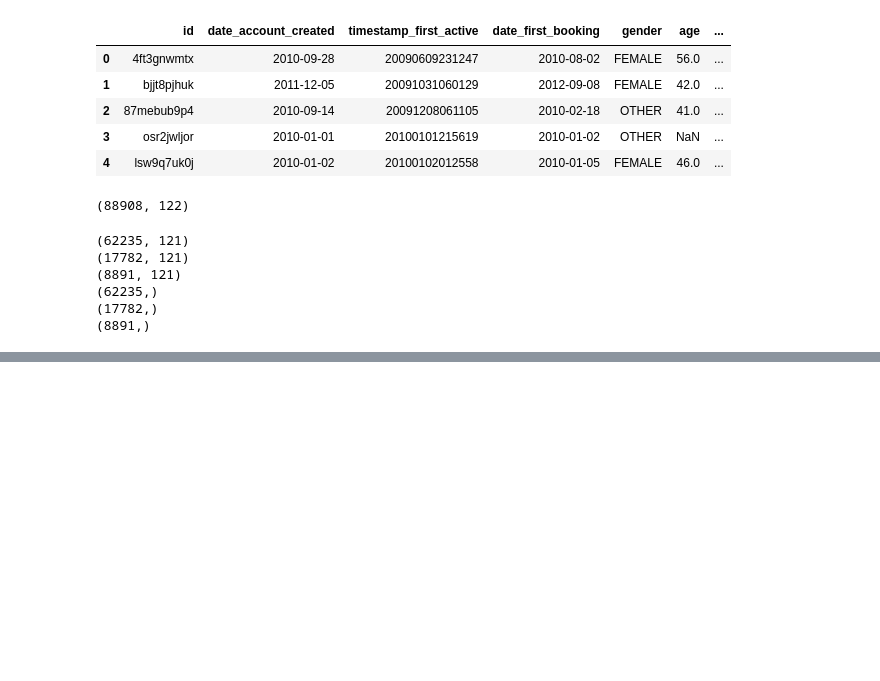
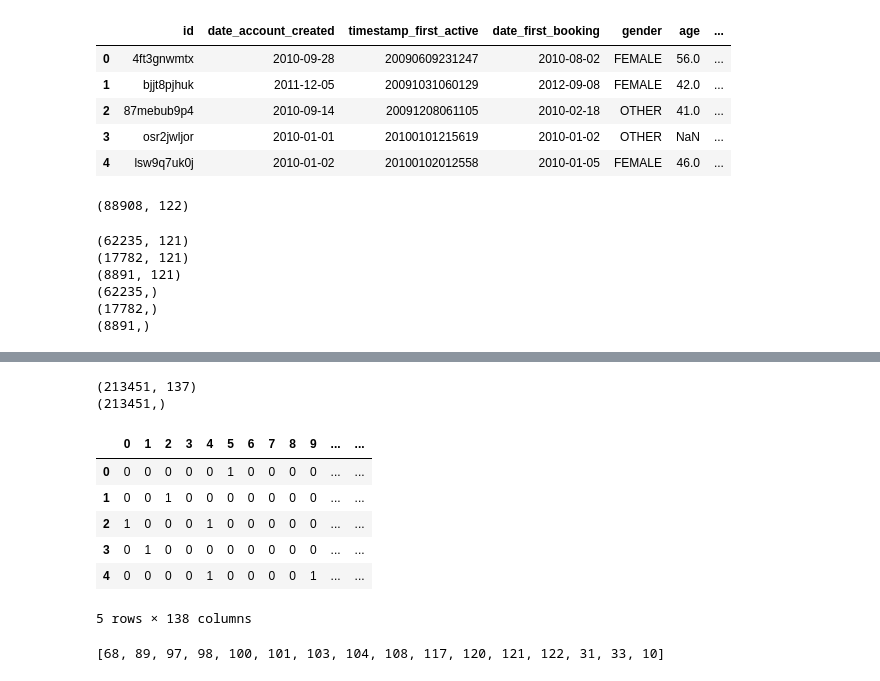
Before and after one commit to yatong2/Springboard, a Jupyter notebook: capstone_project_2/Data_Rearrange.ipynb, the cells around one changed output, grey strips where cells are left out. Saved outputs shown, nothing was run; the diff lists cells and outputs as text; code cells hidden in the pictures; blank space fills up the shorter version.

Commit message:
Finish building models and verify

```diff
--- a/capstone_project_2/Data_Rearrange.ipynb
+++ b/capstone_project_2/Data_Rearrange.ipynb
@@ -203,0 +243,7 @@ avg / total       0.68      0.68      0.68     42690
+# %%
+model3 = GradientBoostingClassifier(max_depth=7, max_features=50, random_state=99)
+
+parameters = {'learning_rate':[0.05, 0.1, 0.15], 'n_estimators':[50, 70, 90]}
+grid = GridSearchCV(model3, parameters, cv=5, scoring='accuracy')
+grid.fit(X_train, Y_train)
+grid.best_estimator_, grid.best_params_, grid.best_score_
@@ -204,5 +260,5 @@ avg / total       0.68      0.68      0.68     42690
 # %%
-model3 = GradientBoostingClassifier(random_state=99)
+model3 = GradientBoostingClassifier(max_depth=7, max_features=50, n_estimators=70, random_state=99)
 model3.fit(X_train, Y_train)
 # %% [output]
 GradientBoostingClassifier(criterion='friedman_mse', init=None,
@@ -328,0 +473,6 @@ avg / total       0.51      0.70      0.58     17782
+# %%
+le.fit(train_data.country_destination.unique())
+flabel = pd.Series(le.transform(train_data.country_destination))
+fdata = data_df_1.drop('country_destination', axis=1)
+fdata['label'] = flabel
+fdata.head()
@@ -328,0 +487,35 @@ avg / total       0.51      0.70      0.58     17782
+# %%
+np.random.seed(101)
+data = np.random.permutation(fdata)
+
+X = data[:, :-1]
+Y_true = data[:, -1]
+
+print(X.shape)
+print(Y_true.shape)
+# %% [output]
+(213451, 137)
+(213451,)
+# %%
+y_predict = emodel.predict(X)
+predicted = np.column_stack((X, y_predict))
+predicted = pd.DataFrame(predicted)
+predicted.head()
+# %% [output]
+|  | 0 | 1 | 2 | 3 | 4 | 5 | 6 | 7 | 8 | 9 | ... | ... |
+| 0 | 0 | 0 | 0 | 0 | 0 | 1 | 0 | 0 | 0 | 0 | ... | ... |
+| 1 | 0 | 0 | 1 | 0 | 0 | 0 | 0 | 0 | 0 | 0 | ... | ... |
+| 2 | 1 | 0 | 0 | 0 | 1 | 0 | 0 | 0 | 0 | 0 | ... | ... |
+| 3 | 0 | 1 | 0 | 0 | 0 | 0 | 0 | 0 | 0 | 0 | ... | ... |
+| 4 | 0 | 0 | 0 | 0 | 1 | 0 | 0 | 0 | 0 | 1 | ... | ... |
+5 rows × 138 columns
+# %%
+diff = data_df_1.columns.difference(data_df_2.columns)
+diff_position = []
+for i in diff:
+    pos = data_df_1.columns.get_loc(i)
+    diff_position.append(pos)
+diff_position = [j for j in diff_position if j != 137] # 137 is the output label, do not need to drop
+diff_position
+# %% [output]
+[68, 89, 97, 98, 100, 101, 103, 104, 108, 117, 120, 121, 122, 31, 33, 10]
```
Also changed, not shown: parts of 35 cells of this notebook, 1 other file.
